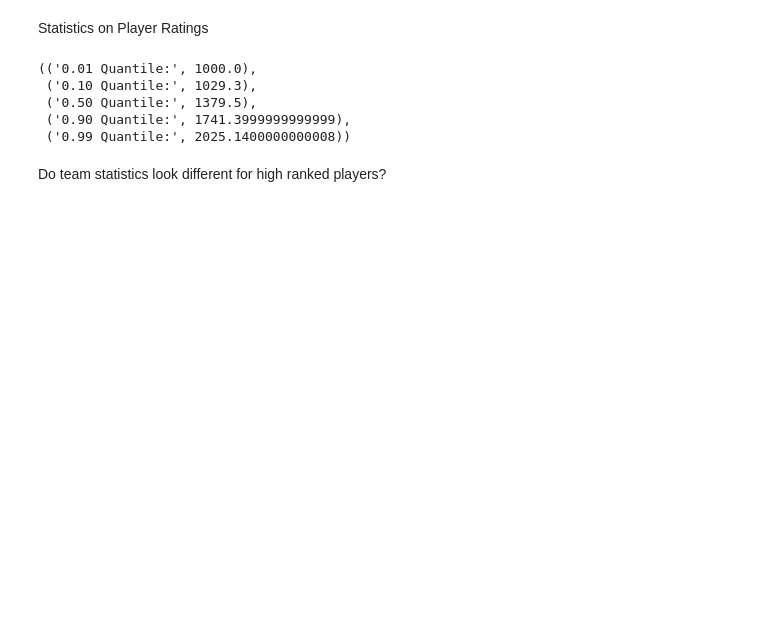
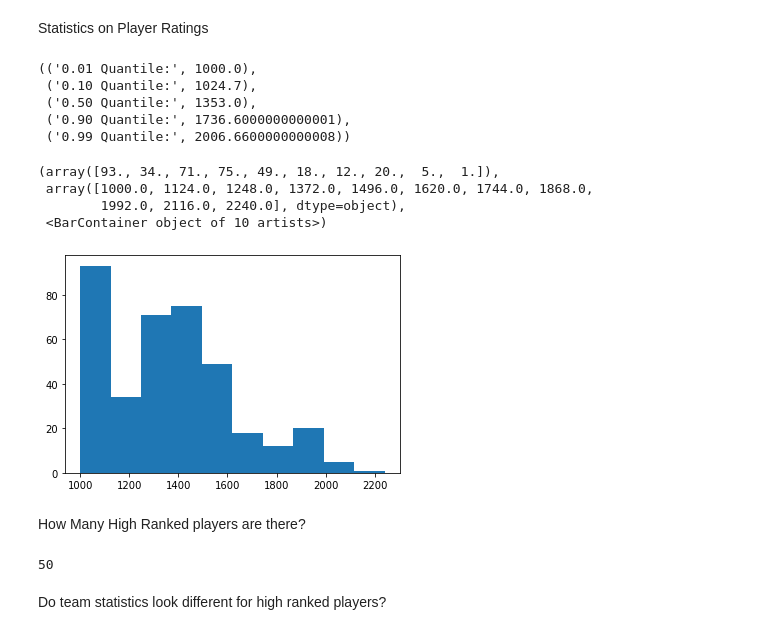
Before and after one commit to mbac19/pokemon_battle_agent, a Jupyter notebook: notebooks/gen_battle_log_features.ipynb, the cells around one changed output. Saved outputs shown, nothing was run; the diff lists cells and outputs as text; code cells hidden in the pictures; blank space fills up the shorter version.

```diff
--- a/notebooks/gen_battle_log_features.ipynb
+++ b/notebooks/gen_battle_log_features.ipynb
@@ -451,6 +451,7 @@ total_unknown = sum(valid_battles['team1_unknown_count'] == 0) + sum(valid_battl
 Statistics on Player Ratings
 # %%
 ratings = pd.concat([valid_battles["p1_rating"], valid_battles["p2_rating"]])
+ratings = ratings[ratings > 0]
 
 LOW_RATING = 1050
 MID_RATING = 1350
@@ -465,7 +466,7 @@ HIGH_RATING = 1650
 )
 # %% [output]
 (('0.01 Quantile:', 1000.0),
- ('0.10 Quantile:', 1029.3),
- ('0.50 Quantile:', 1379.5),
- ('0.90 Quantile:', 1741.3999999999999),
- ('0.99 Quantile:', 2025.1400000000008))
+ ('0.10 Quantile:', 1024.7),
+ ('0.50 Quantile:', 1353.0),
+ ('0.90 Quantile:', 1736.6000000000001),
+ ('0.99 Quantile:', 2006.6600000000008))
@@ -472,3 +475,17 @@ HIGH_RATING = 1650
+# %%
+plt.hist(ratings)
+# %% [output]
+(array([93., 34., 71., 75., 49., 18., 12., 20.,  5.,  1.]),
+ array([1000.0, 1124.0, 1248.0, 1372.0, 1496.0, 1620.0, 1744.0, 1868.0,
+        1992.0, 2116.0, 2240.0], dtype=object),
+ <BarContainer object of 10 artists>)
+[figure, added]
+# %% [markdown]
+How Many High Ranked players are there?
+# %%
+sum(valid_battles['p1_rating'] > HIGH_RATING) + sum(valid_battles['p2_rating'] > HIGH_RATING)
+# %% [output]
+50
 # %% [markdown]
 Do team statistics look different for high ranked players?
 # %%
```
Also changed, not shown: parts of 13 cells of this notebook, 20 other files.
